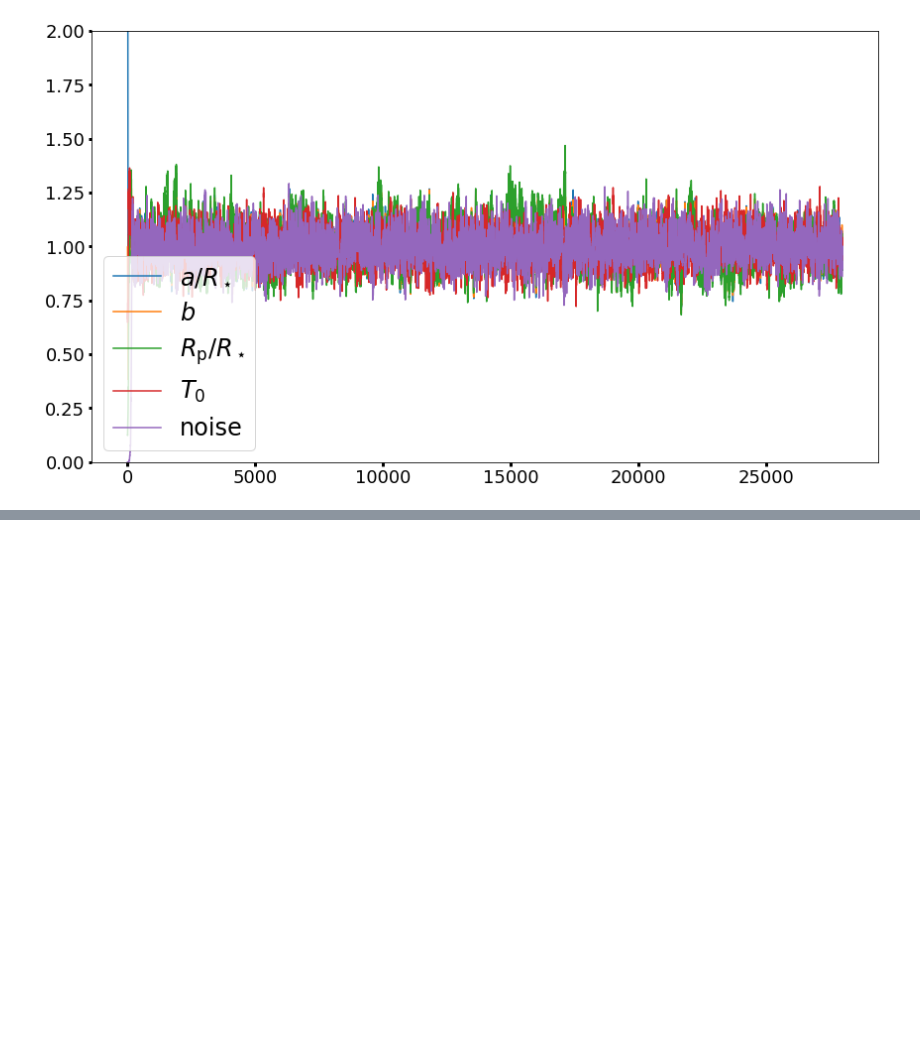
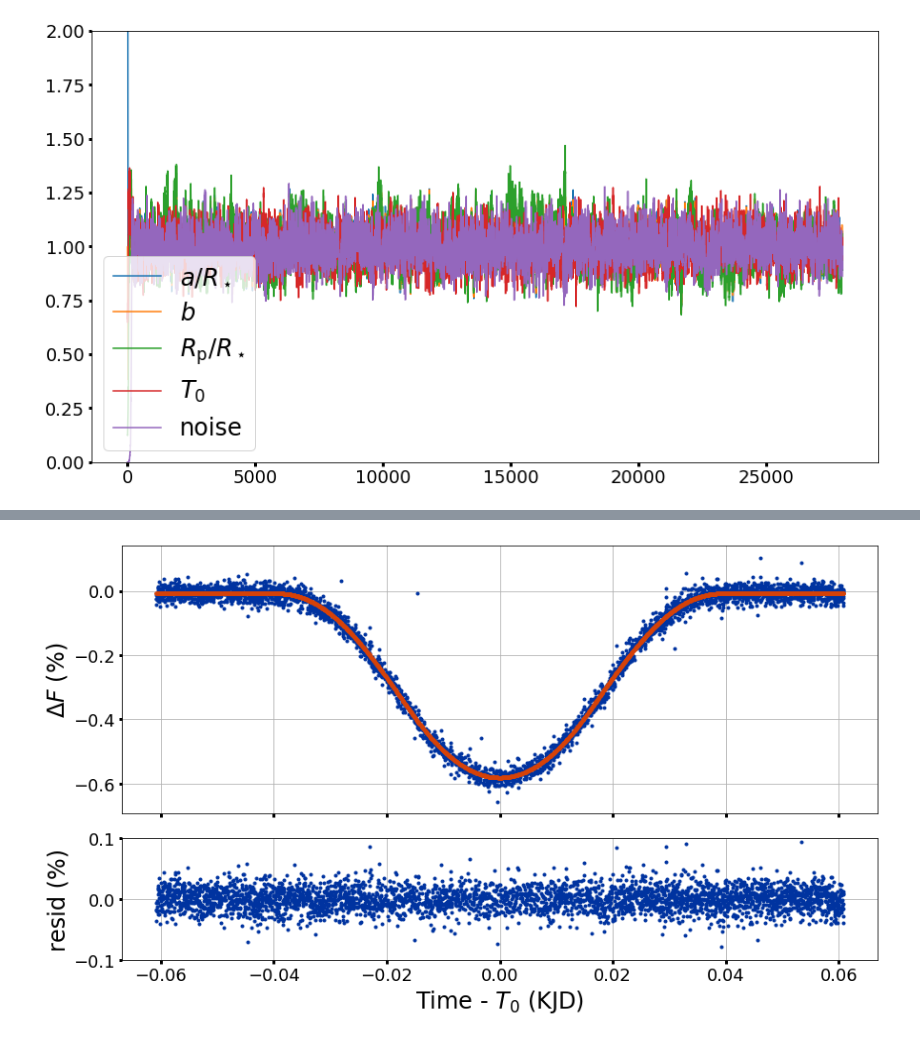
Before and after one commit to BoiseStatePlanetary/Searching-for-Variability-in-Eclipses-in-the-Kepler-Dataset, a Jupyter notebook: code/Analysis_of_Kepler76b.ipynb, the cells around one changed output, grey strips where cells are left out. Cells and saved outputs as stored; diff of their text form; code cells hidden in the pictures; blank space fills up the shorter version.

```diff
--- a/code/Analysis_of_Kepler76b.ipynb
+++ b/code/Analysis_of_Kepler76b.ipynb
@@ -956,11 +865,0 @@ print(np.max(np.abs(data - fit_signal(time, *trans_popt)))*1e6)
-# %%
-# Now re-retrieve data, masking out transit as data are filtered.
-time, flux, filtered_time, filtered_flux = retreive_data(ep.per, num_periods=num_period,
-                                                         KIC=KIC, params=ep, fit_bottom=True)
-folded_time = filtered_time % ep.per
-
-binned_time, binned_flux, binned_err = bindata(folded_time, filtered_flux, binsize=binsize)
-#plt.plot(folded_time, filtered_flux, 'b.')
-plt.plot(folded_time, filtered_flux, 'b.')
-plt.axhline(0, color='red')
-plt.ylim([-0.0015, 0.0015])
@@ -1130,9 +865,0 @@ a, b, c: 6.44186e-11 +- 4.21262e-10, 1.54493 +- 4.15539e-07, 132.004 +- 9.51374e
-# %%
-# Fit folded transit
-time, flux, filtered_time, filtered_flux = retreive_data(ep.per, num_periods=num_period,
-                                                         KIC=KIC, params=ep)
-folded_time = filtered_time % ep.per
-
-binned_time, binned_flux, binned_err = bindata(folded_time, filtered_flux, binsize=binsize)
-#plt.plot(folded_time, filtered_flux, 'b.')
-plt.plot(binned_time, binned_flux, 'r')
@@ -1203,3 +866,41 @@ plt.plot(binned_time, resid, 'b.')
+# %%
+# 2018 Dec 5 - Make plot of best-fit transit curve and residuals
+final_best_fit_transit_params = {'per': line_out.params['slope'].value,
+                                 'baseline': np.quantile(baseline_chain[burn:].flatten(), 0.5),
+                                 'a': np.quantile(a_chain[burn:].flatten(), 0.5),
+                                 'T0': np.quantile(T0_chain[burn:].flatten(), 0.5),
+                                 'p': np.quantile(p_chain[burn:].flatten(), 0.5),
+                                 'b': np.quantile(b_chain[burn:].flatten(), 0.5),
+                                 'linLimb': K76.coeffs[0],
+                                 'quadLimb': K76.coeffs[1]}
+
+fig = plt.figure(figsize=(aspect_ratio*8, 8))
+
+ax1 = plt.subplot2grid((3, 1), (0, 0), rowspan=2)
+ax1.grid(True)
+
+ax1.set_ylabel("$\\Delta F$ (%)", fontsize=24)
+ax1.tick_params('both', labelsize=18, labelbottom=False)
+
+final_best_fit_transit_curve = fit_transit(folded_time[transit_ind], final_best_fit_transit_params)
+ax1.plot(folded_time[transit_ind] - final_best_fit_transit_params['T0'], filtered_flux[transit_ind]*100.,
+         marker='.', ls='', color=BoiseState_blue)
+ax1.plot(folded_time[transit_ind] - final_best_fit_transit_params['T0'], final_best_fit_transit_curve*100.,
+         marker='.', ls='', color=BoiseState_orange)
+
+ax2 = plt.subplot2grid((3, 1), (2, 0), sharex=ax1)
+ax2.grid(True)
+ax2.plot(folded_time[transit_ind] - final_best_fit_transit_params['T0'],
+         (filtered_flux[transit_ind] - final_best_fit_transit_curve)*100.,
+         marker='.', ls='', color=BoiseState_blue)
+ax2.set_ylabel("resid (%)", fontsize=24)
+ax2.tick_params('both', labelsize=18)
+ax2.set_ylim([-0.1, 0.1])
+ax2.set_xlabel("Time - $T_{\\rm 0}$ (KJD)", fontsize=24)
+
+fig.savefig("../final_best_fit_transit_Analysis_of_Kepler76b.png", dpi=500, bbox_inches='tight')
+# %% [output]
+[figure, added]
 # %%
 # Save all notebook results so I don't have to re-run everything every time I open the notebook.
 dill.dump_session('Analysis_of_Kepler76b.db')
```
Also changed, not shown: parts of 15 cells of this notebook, 5 other files.
